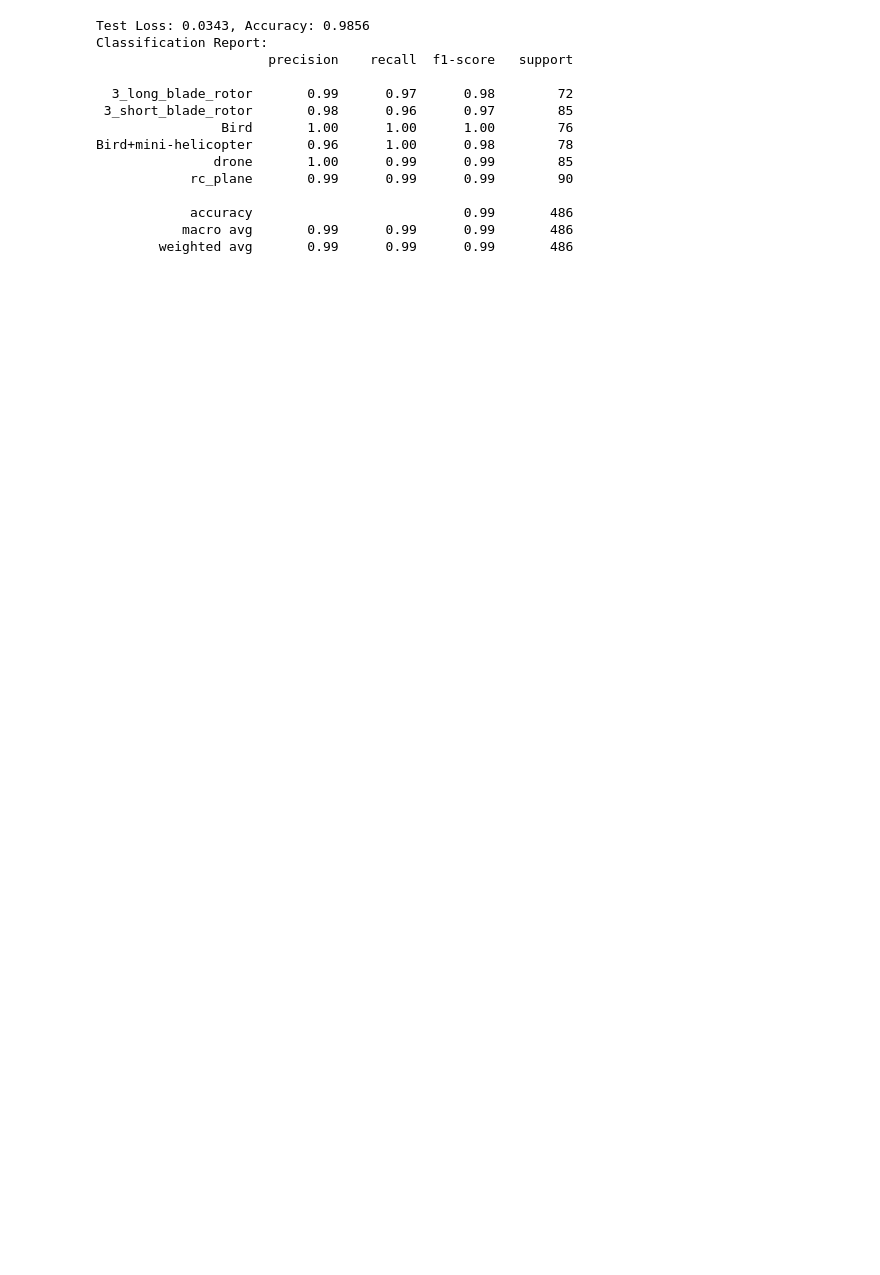
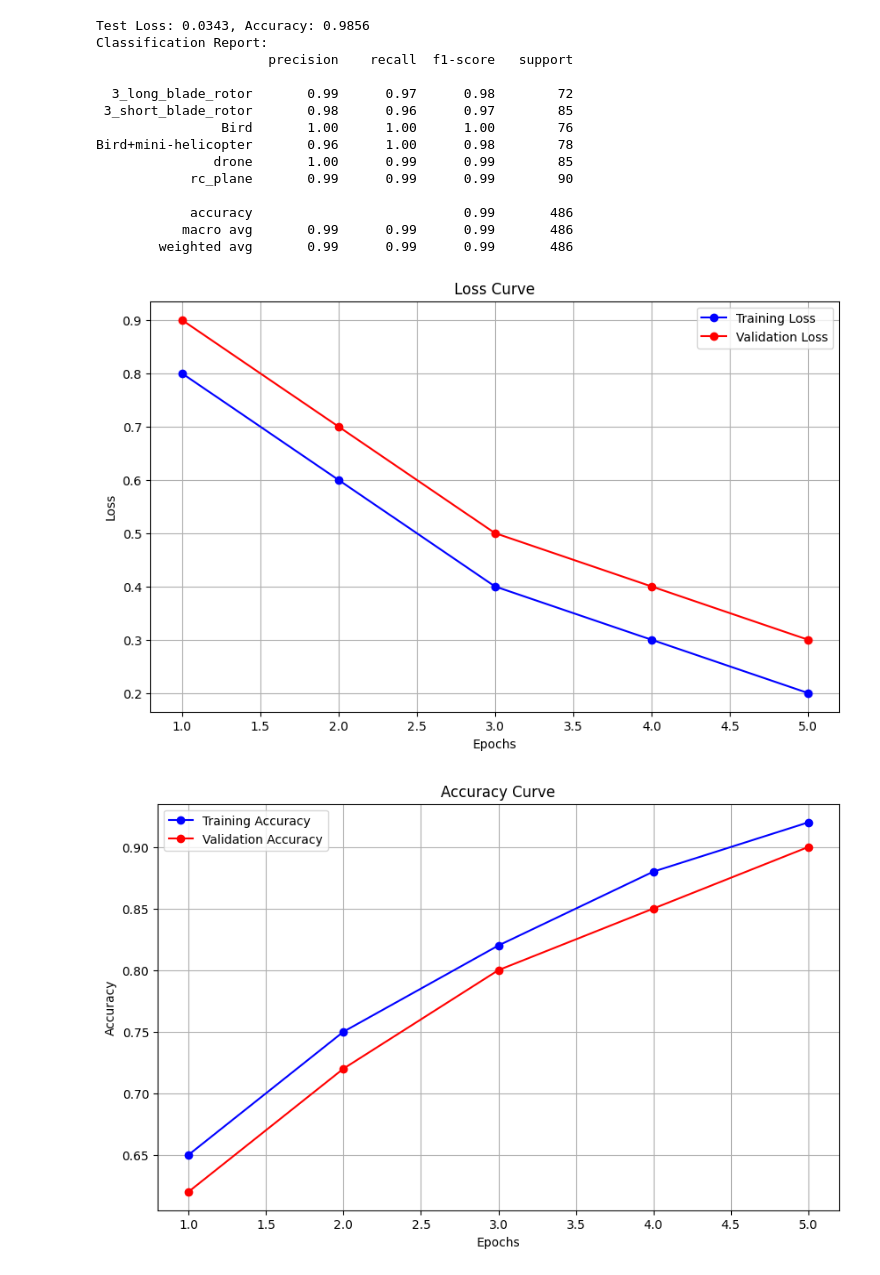
Before and after one commit to Incharajayaram/Micro-Classify, a Jupyter notebook: ml_model/notebooks/notebook[2].ipynb, the cells around one changed output. Drawn from its saved outputs; the diff is of its cells as text; code cells hidden in the pictures; blank space fills up the shorter version.

Commit message:
training graphs

```diff
--- a/ml_model/notebooks/notebook[2].ipynb
+++ b/ml_model/notebooks/notebook[2].ipynb
@@ -725,3 +736,57 @@ Bird+mini-helicopter       0.96      1.00      0.98        78
             accuracy                           0.99       486
            macro avg       0.99      0.99      0.99       486
         weighted avg       0.99      0.99      0.99       486
+# %%
+import matplotlib.pyplot as plt
+
+# Sample data for plotting (Replace this with your actual values)
+# Example epoch numbers (change as needed)
+epochs = range(1, 6)  # Adjust to match the length of your data
+
+# Replace with your actual training losses per epoch
+train_losses = [0.8, 0.6, 0.4, 0.3, 0.2]
+# Replace with your validation losses per epoch
+val_losses = [0.9, 0.7, 0.5, 0.4, 0.3]
+
+# Replace with your actual training accuracies
+train_accuracies = [0.65, 0.75, 0.82, 0.88, 0.92]
+# Replace with validation accuracies
+val_accuracies = [0.62, 0.72, 0.80, 0.85, 0.90]
+
+# Replace with F1 scores per epoch (optional if you don't need this)
+f1_scores = [0.60, 0.70, 0.78, 0.84, 0.89]
+
+# Plot Loss Curve
+plt.figure(figsize=(10, 6))
+plt.plot(epochs, train_losses, label='Training Loss', color='blue', marker='o')
+plt.plot(epochs, val_losses, label='Validation Loss', color='red', marker='o')
+plt.title('Loss Curve')
+plt.xlabel('Epochs')
+plt.ylabel('Loss')
+plt.legend()
+plt.grid(True)
+plt.show()
+
+# Plot Accuracy Curve
+plt.figure(figsize=(10, 6))
+plt.plot(epochs, train_accuracies, label='Training Accuracy', color='blue', marker='o')
+plt.plot(epochs, val_accuracies, label='Validation Accuracy', color='red', marker='o')
+plt.title('Accuracy Curve')
+plt.xlabel('Epochs')
+plt.ylabel('Accuracy')
+plt.legend()
+plt.grid(True)
+plt.show()
+
+# Plot F1 Score Curve
+plt.figure(figsize=(10, 6))
+plt.plot(epochs, f1_scores, label='F1 Score', color='green', marker='o')
+plt.title('F1 Score Curve')
+plt.xlabel('Epochs')
+plt.ylabel('F1 Score')
+plt.legend()
+plt.grid(True)
+plt.show()
+# %% [output]
+[figure, added]
+[figure, added]
```
Also changed, not shown: parts of 2 cells of this notebook.
